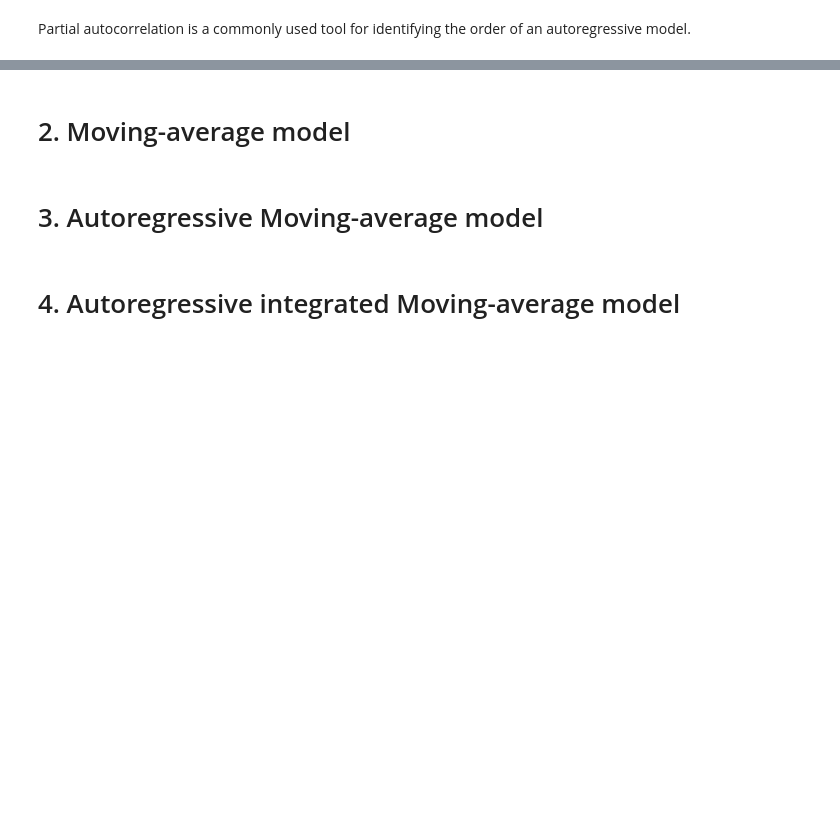
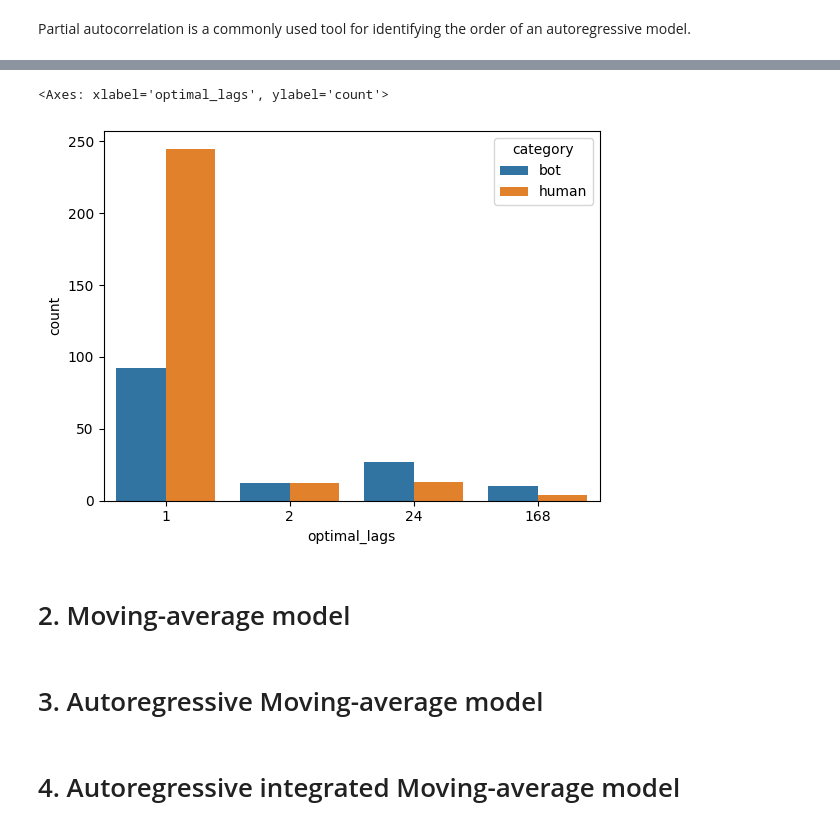
Before and after one commit to uhourri/GH-Bots-API, a Jupyter notebook: code/Models comparing using time sequences.ipynb, the cells around one changed output, grey strips where cells are left out. Cells and saved outputs as stored; diff of their text form; code cells hidden in the pictures; blank space fills up the shorter version.

Commit message:
models performances comparing

```diff
--- a/code/Models comparing using time sequences.ipynb
+++ b/code/Models comparing using time sequences.ipynb
@@ -170,7 +174,7 @@ def ar_model(contributor):
         'category': contributor['category'].iloc[0],
         'r2': r2_score(test['n_activities'], predictions['mean']),
         'mae': mean_absolute_error(test['n_activities'], predictions['mean']),
-        'mse': mean_squared_error(test['n_activities'], predictions['mean']),
+        'rmse': root_mean_squared_error(test['n_activities'], predictions['mean']),
         'pga': pga_score(test['n_activities'], predictions['mean']),
         'pga_ci_upper': pga_score(test['n_activities'], predictions['mean_ci_upper']),
         'n_activities': contributor['n_activities'].sum(),
@@ -188,7 +219,8 @@ ar_results.to_csv('../eval-rest/ar_model_metrics_ci.csv', index=False)
 # %%
-ar_results = pd.read_csv('../eval-rest/ar_model_metrics.csv')
-display(ar_results['optimal_lags'].value_counts().to_frame().head())
 sns.countplot(x='optimal_lags', hue='category', data=ar_results[ar_results['optimal_lags'].isin([1, 2, 24, 168])])
+# %% [output]
+<Axes: xlabel='optimal_lags', ylabel='count'>
+[figure, added]
 # %% [markdown]
 # 2. Moving-average model
 # %%
```
Also changed, not shown: parts of 50 cells of this notebook, 4 other files.
